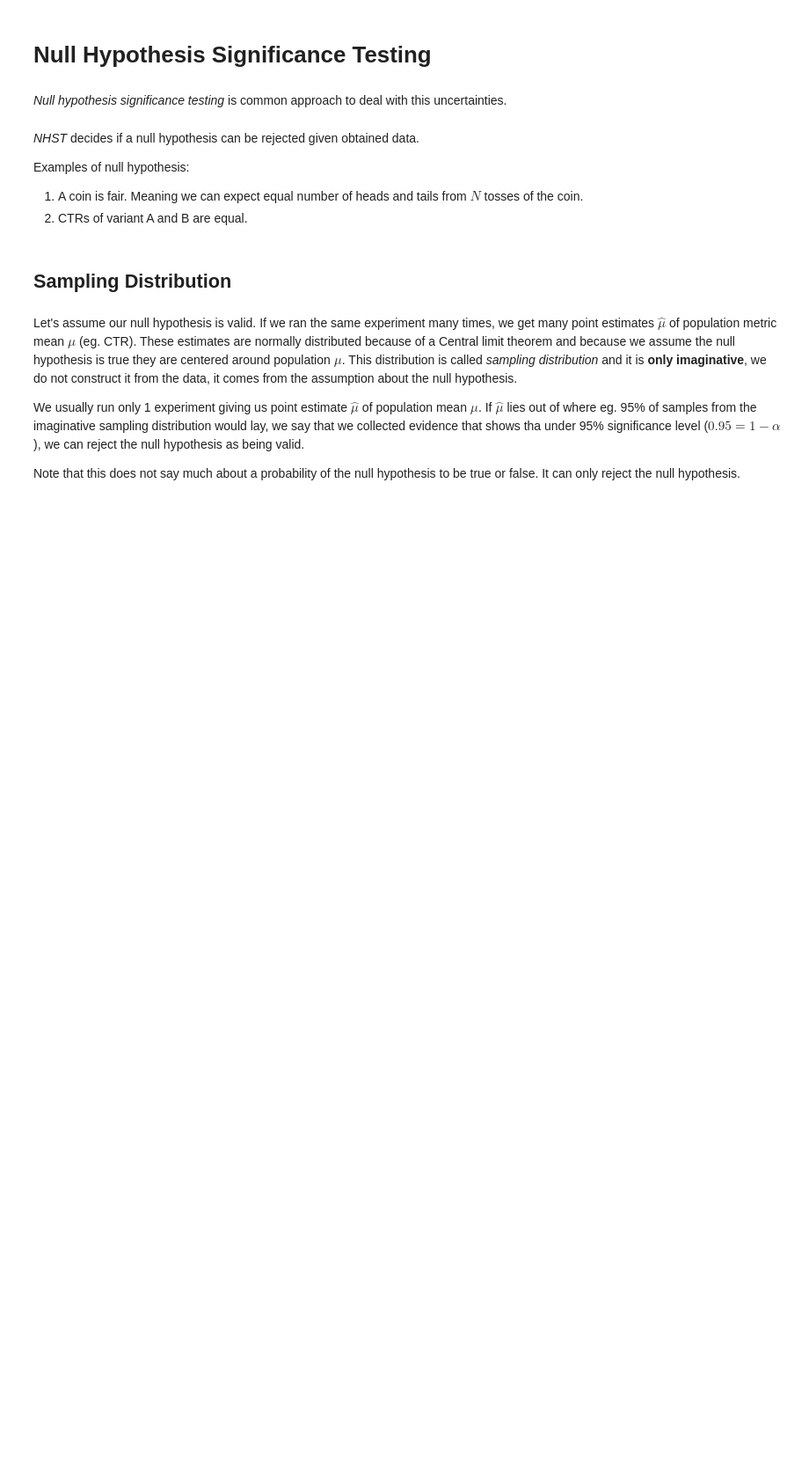
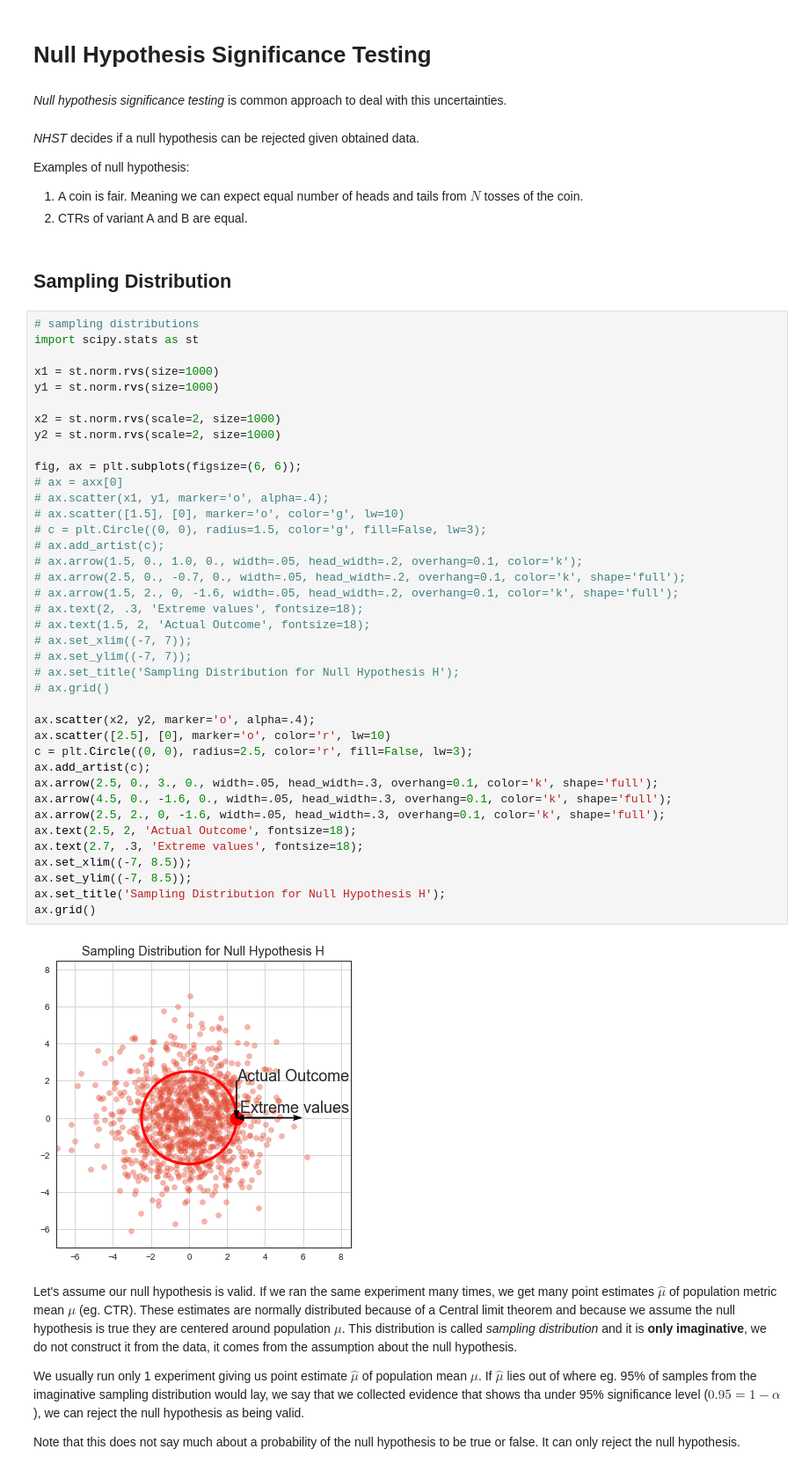
Before and after one commit to avast/machine-learning-python, a Jupyter notebook: imlp_3_experiments.ipynb, the cells around one changed output. Shown at 88% size. Saved outputs shown, nothing was run; the diff lists cells and outputs as text; blank space fills up the shorter version.

```diff
--- a/imlp_3_experiments.ipynb
+++ b/imlp_3_experiments.ipynb
@@ -190,6 +190,47 @@ Examples of null hypothesis:
 1. CTRs of variant A and B are equal.
 # %% [markdown]
 ## Sampling Distribution
+# %%
+# sampling distributions
+import scipy.stats as st
+
+x1 = st.norm.rvs(size=1000)
+y1 = st.norm.rvs(size=1000)
+
+x2 = st.norm.rvs(scale=2, size=1000)
+y2 = st.norm.rvs(scale=2, size=1000)
+
+fig, ax = plt.subplots(figsize=(6, 6));
+# ax = axx[0]
+# ax.scatter(x1, y1, marker='o', alpha=.4);
+# ax.scatter([1.5], [0], marker='o', color='g', lw=10)
+# c = plt.Circle((0, 0), radius=1.5, color='g', fill=False, lw=3);
+# ax.add_artist(c);
+# ax.arrow(1.5, 0., 1.0, 0., width=.05, head_width=.2, overhang=0.1, color='k');
+# ax.arrow(2.5, 0., -0.7, 0., width=.05, head_width=.2, overhang=0.1, color='k', shape='full');
+# ax.arrow(1.5, 2., 0, -1.6, width=.05, head_width=.2, overhang=0.1, color='k', shape='full');
+# ax.text(2, .3, 'Extreme values', fontsize=18);
+# ax.text(1.5, 2, 'Actual Outcome', fontsize=18);
+# ax.set_xlim((-7, 7));
+# ax.set_ylim((-7, 7));
+# ax.set_title('Sampling Distribution for Null Hypothesis H');
+# ax.grid()
+
+ax.scatter(x2, y2, marker='o', alpha=.4);
+ax.scatter([2.5], [0], marker='o', color='r', lw=10)
+c = plt.Circle((0, 0), radius=2.5, color='r', fill=False, lw=3);
+ax.add_artist(c);
+ax.arrow(2.5, 0., 3., 0., width=.05, head_width=.3, overhang=0.1, color='k', shape='full');
+ax.arrow(4.5, 0., -1.6, 0., width=.05, head_width=.3, overhang=0.1, color='k', shape='full');
+ax.arrow(2.5, 2., 0, -1.6, width=.05, head_width=.3, overhang=0.1, color='k', shape='full');
+ax.text(2.5, 2, 'Actual Outcome', fontsize=18);
+ax.text(2.7, .3, 'Extreme values', fontsize=18);
+ax.set_xlim((-7, 8.5));
+ax.set_ylim((-7, 8.5));
+ax.set_title('Sampling Distribution for Null Hypothesis H');
+ax.grid()
+# %% [output]
+[figure, added]
 # %% [markdown]
 Let's assume our null hypothesis is valid. If we ran the same experiment many times, we get many point estimates $\hat{\mu}$ of population metric mean $\mu$ (eg. CTR). These estimates are normally distributed because of a Central limit theorem and because we assume the null hypothesis is true they are centered around population $\mu$. This distribution is called *sampling distribution* and it is **only imaginative**, we do not construct it from the data, it comes from the assumption about the null hypothesis.
 
```
Also changed, not shown: parts of 20 cells of this notebook.
